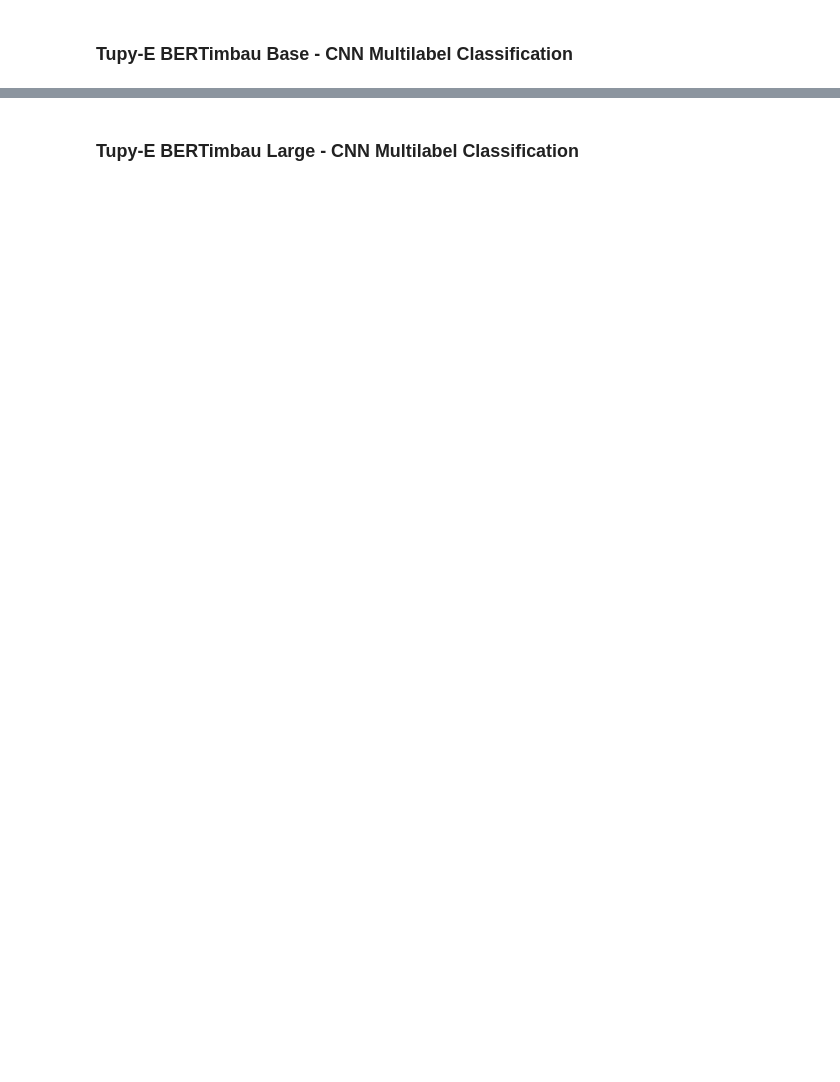
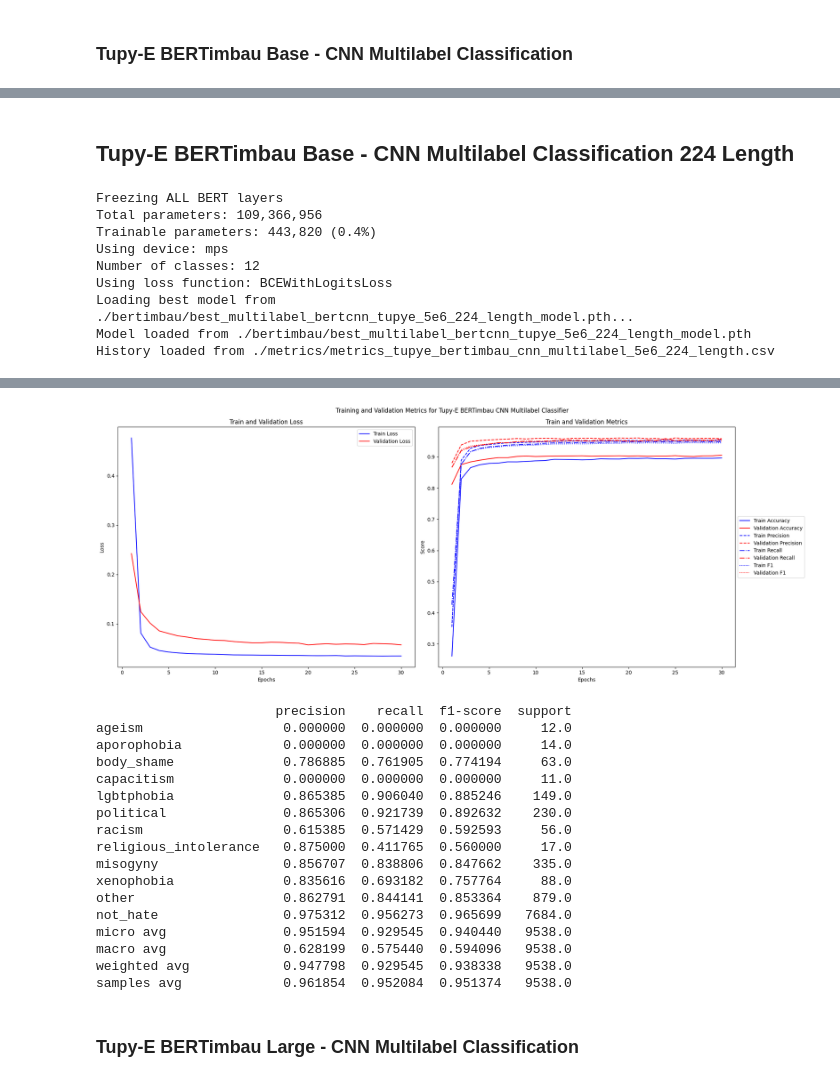
Before and after one commit to silveriorj/hate-speech-detection, a Jupyter notebook: bert-mcnn.ipynb, the cells around one changed output, grey strips where cells are left out. Drawn from its saved outputs; the diff is of its cells as text; code cells hidden in the pictures; blank space fills up the shorter version.

```diff
--- a/bert-mcnn.ipynb
+++ b/bert-mcnn.ipynb
@@ -1519,7 +1302,7 @@ Epoch 6 - Train Loss: 0.1283 - Train Accuracy: 0.9579 - Train F1: 0.8154 - Train
 ## Tupy-E Multilabel Training & Metrics
 # %%
 bertimbau_tokenizer = AutoTokenizer.from_pretrained(BERT_MODELS["tupye_multilabel_bert_base"])
-tupye_cnn_multilabel_dataloader, TUPYE_MULTILABEL_CLASSES, tupye_multilabel_dataset = load_dataset(bertimbau_tokenizer, max_length=60, batch_size=8, multi_label=True, num_workers=4, dataset=TUPYE_SPLITS)
+tupye_cnn_multilabel_dataloader, TUPYE_MULTILABEL_CLASSES, tupye_multilabel_dataset = load_dataset(bertimbau_tokenizer, max_length=224, batch_size=8, multi_label=True, num_workers=4, dataset=TUPYE_SPLITS)
 print(f"Tupy-E Multilabel Train Dataset Size: {len(tupye_cnn_multilabel_dataloader['train'].dataset)}")
 
 # Initialize the BERTImbau model for binary classification
@@ -1603,0 +1397,50 @@ samples avg             0.894218  0.890278  0.884442   4762.0
+# %% [markdown]
+## Tupy-E BERTimbau Base - CNN Multilabel Classification 224 Length
+# %%
+# Model was already trained with the dataset, so we can load it directly and parameters can be frozen keeping only the CNN layers trainable
+tupye_bertcnn_timbau_model = BERTMLCNNHateClassifier(num_classes=len(TUPYE_MULTILABEL_CLASSES), model_name=BERT_MODELS["tupye_multilabel_bert_base"], dropout_rate=0.5, freeze_bert_layers=-1)
+
+tupye_bertimbau_cnn_multilabel_224_length_trainer = Trainer(
+    model=tupye_bertcnn_timbau_model,
+    dataloader=tupye_cnn_multilabel_dataloader,
+    class_names=TUPYE_MULTILABEL_CLASSES,
+    criterion=torch.nn.BCEWithLogitsLoss(reduction='mean'),
+    learning_rate=5e-6,
+    epochs=50,
+    patience=5,
+    best_model_path="./bertimbau",
+    best_model_filename="best_multilabel_bertcnn_tupye_5e6_224_length_model.pth",
+    freeze_bert_layers=-1,
+    multilabel=True
+)
+
+# load the best model if it exists
+best_model_path = os.path.join(tupye_bertimbau_cnn_multilabel_224_length_trainer.best_model_path, tupye_bertimbau_cnn_multilabel_224_length_trainer.best_model_filename)
+if os.path.exists(best_model_path):
+    print(f"Loading best model from {best_model_path}...")
+    tupye_bertimbau_cnn_multilabel_224_length_trainer.load_model(best_model_path)
+    tupye_bertimbau_cnn_multilabel_224_length_trainer.load_metrics_history(os.path.join('./metrics', 'metrics_tupye_bertimbau_cnn_multilabel_5e6_224_length.csv'))
+else:
+    print(f"Best model not found at {best_model_path}. Training the model...")
+    tupye_bertimbau_cnn_multilabel_224_length_trainer.fit()
+    tupye_bertimbau_cnn_multilabel_224_length_trainer.save_metrics_history(os.path.join('./metrics', 'metrics_tupye_bertimbau_cnn_multilabel_5e6_224_length.csv'))
+
+history = tupye_bertimbau_cnn_multilabel_224_length_trainer.evaluate(testing=True)
+print(f'Test loss: {history["loss"]} accuracy: {history["accuracy"]} precision: {history["precision"]} recall: {history["recall"]} f1: {history["f1"]}')
+
+tupye_bertimbau_cnn_multilabel_224_length_trainer.plot_metrics(title="Training and Validation Metrics for Tupy-E BERTimbau CNN Multilabel Classifier")
+
+# plot classification report
+if 'report' in history and history['report']:
+    report_df = pd.DataFrame(history['report']).transpose()
+    print(report_df)
+# %% [output]
+Freezing ALL BERT layers
+Total parameters: 109,366,956
+Trainable parameters: 443,820 (0.4%)
+Using device: mps
+Number of classes: 12
+Using loss function: BCEWithLogitsLoss
+Loading best model from ./bertimbau/best_multilabel_bertcnn_tupye_5e6_224_length_model.pth...
+Model loaded from ./bertimbau/best_multilabel_bertcnn_tupye_5e6_224_length_model.pth
+History loaded from ./metrics/metrics_tupye_bertimbau_cnn_multilabel_5e6_224_length.csv
@@ -1604,3 +1448,21 @@ samples avg             0.894218  0.890278  0.884442   4762.0
+[figure, added]
+                       precision    recall  f1-score  support
+ageism                  0.000000  0.000000  0.000000     12.0
+aporophobia             0.000000  0.000000  0.000000     14.0
+body_shame              0.786885  0.761905  0.774194     63.0
+capacitism              0.000000  0.000000  0.000000     11.0
+lgbtphobia              0.865385  0.906040  0.885246    149.0
+political               0.865306  0.921739  0.892632    230.0
+racism                  0.615385  0.571429  0.592593     56.0
+religious_intolerance   0.875000  0.411765  0.560000     17.0
+misogyny                0.856707  0.838806  0.847662    335.0
+xenophobia              0.835616  0.693182  0.757764     88.0
+other                   0.862791  0.844141  0.853364    879.0
+not_hate                0.975312  0.956273  0.965699   7684.0
+micro avg               0.951594  0.929545  0.940440   9538.0
+macro avg               0.628199  0.575440  0.594096   9538.0
+weighted avg            0.947798  0.929545  0.938338   9538.0
+samples avg             0.961854  0.952084  0.951374   9538.0
 # %% [markdown]
 ### Tupy-E BERTimbau Large - CNN Multilabel Classification
 # %%
```
Also changed, not shown: parts of 26 cells of this notebook, 24 other files.
